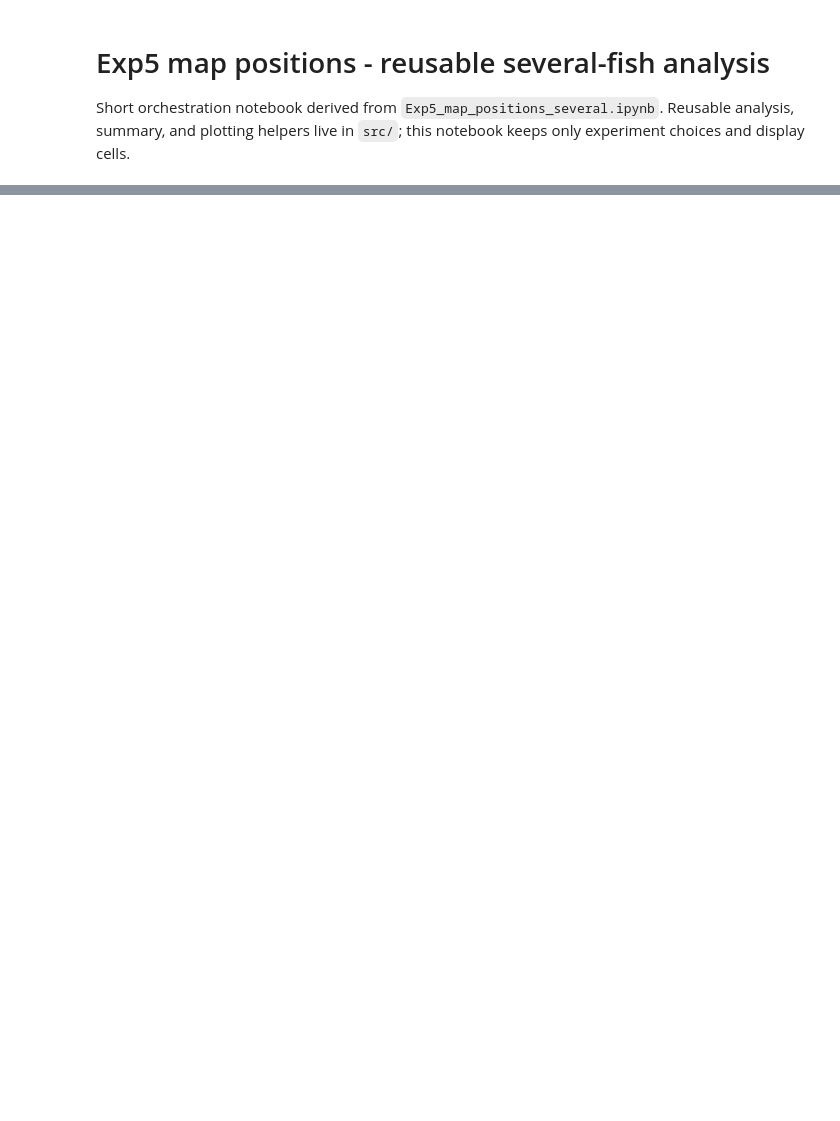
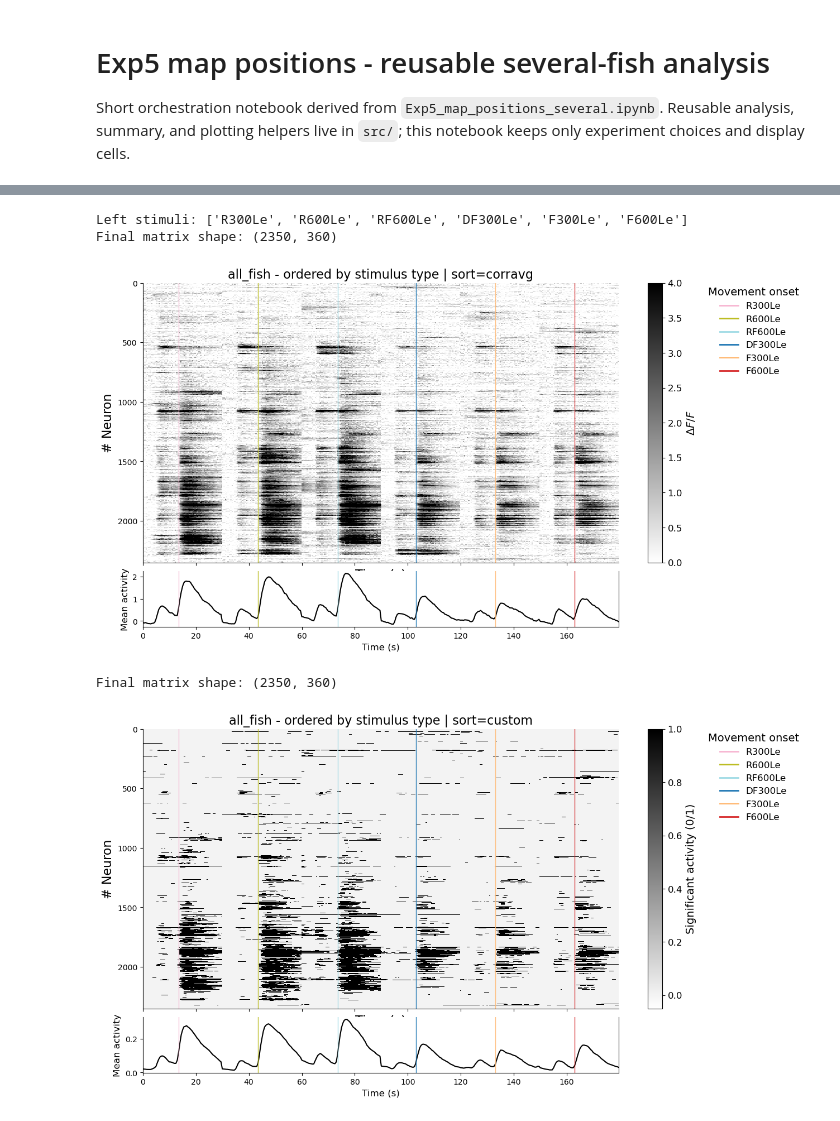
Before and after one commit to uribealej/social_filters, a Jupyter notebook: scripts/calcium_analysis/Exp5_map_positions_several_refactored.ipynb, the cells around one changed output, grey strips where cells are left out. Saved outputs shown, nothing was run; the diff lists cells and outputs as text; code cells hidden in the pictures; blank space fills up the shorter version.

```diff
--- a/scripts/calcium_analysis/Exp5_map_positions_several_refactored.ipynb
+++ b/scripts/calcium_analysis/Exp5_map_positions_several_refactored.ipynb
@@ -511,12 +664,20 @@ else:
 # %%
 # Cell 12 - Left z-score and active rasters
 # Restores the original pooled left-side z-score and binary active rasters.
-left_stim_order = [7, 3, 4, 5, 6, 1, 13]
+#left_stim_order = [7, 3, 4, 5, 6, 1, 13] # ext 5 _left
+left_stim_order =['R300Le', 'R600Le', 'RF600Le', 'DF300Le', 'F300Le', 'F600Le']#[7, 8, 10, 12, 1, 3, 5]
+left_stim_indices, left_stim_labels = resolve_stimulus_selection(
+    left_stim_order,
+    response_stimulus_ids,
+    response_stimulus_labels,
+)
+left_stim_ids = [response_stimulus_ids[pos] for pos in left_stim_indices]
 left_combine_mode = "mean"
+print("Left stimuli:", left_stim_labels)
 
 left_zscore_matrix = mfa.build_matrix_all_fish(
     all_fish_data,
-    left_stim_order,
+    left_stim_ids,
     fish_ids=fish_ids,
     combine_mode=left_combine_mode,
     trace_type="zscore",
@@ -535,7 +696,7 @@ print("Final matrix shape:", left_zscore_matrix.shape)
 ) = plott.plot_allfish_flat_raster(
     data=left_zscore_matrix,
     trial_aligned_traces=reference_fish["trial_aligned_traces_z_core"],
-    stim_order=left_stim_order,
+    stim_order=left_stim_ids,
     stimuli_id_map=reference_fish["stimuli_id_map"],
     stimuli_durations=reference_fish["stimuli_durations"],
     stimuli_colors=stimuli_colors,
@@ -543,7 +704,7 @@ print("Final matrix shape:", left_zscore_matrix.shape)
     fps_2p=fps_2p,
     t_pre_s=t_pre_s,
     combine_mode=left_combine_mode,
-    sort_mode="unsorted",
+    sort_mode="corravg",
     n_clusters=3,
     random_state=0,
     neuron_order=None,
@@ -558,7 +719,7 @@ plt.show()
 
 left_active_matrix = mfa.build_matrix_all_fish(
     all_fish_data,
-    left_stim_order,
+    left_stim_ids,
     fish_ids=fish_ids,
     combine_mode=left_combine_mode,
     trace_type="raster",
@@ -569,34 +730,40 @@ if "plot_neuron_keep_mask" in globals():
     left_active_matrix = left_active_matrix[plot_neuron_keep_mask, :]
 print("Final matrix shape:", left_active_matrix.shape)
 
 (
     fig_left_active_raster,
     ax_left_active_raster,
     im_left_active_raster,
     left_active_neuron_order,
 ) = plott.plot_allfish_flat_raster(
     data=left_active_matrix,
     trial_aligned_traces=reference_fish["trial_aligned_traces_raster"],
-    stim_order=left_stim_order,
+    stim_order=left_stim_ids,
     stimuli_id_map=reference_fish["stimuli_id_map"],
     stimuli_durations=reference_fish["stimuli_durations"],
     stimuli_colors=stimuli_colors,
     stimuli_linestyles=stimuli_linestyles,
     fps_2p=fps_2p,
     t_pre_s=t_pre_s,
     combine_mode=left_combine_mode,
     sort_mode="corravg",
     n_clusters=3,
     random_state=0,
     neuron_order=left_zscore_neuron_order,
     sort_label=None,
     is_binary=True,
     show_mean_trace=True,
     figsize=(12, 8),
     fish_id="all_fish",
     vmax=1,
 )
 plt.show()
+# %% [output]
+Left stimuli: ['R300Le', 'R600Le', 'RF600Le', 'DF300Le', 'F300Le', 'F600Le']
+Final matrix shape: (2350, 360)
+[figure, added]
+Final matrix shape: (2350, 360)
+[figure, added]
 # %%
 # Cell 13 - Pooled mean traces and motion-delta distributions
 # Restores the original pooled normalized mean traces for seven left-side conditions.
```
Also changed, not shown: parts of 16 cells of this notebook, 27 other files.
